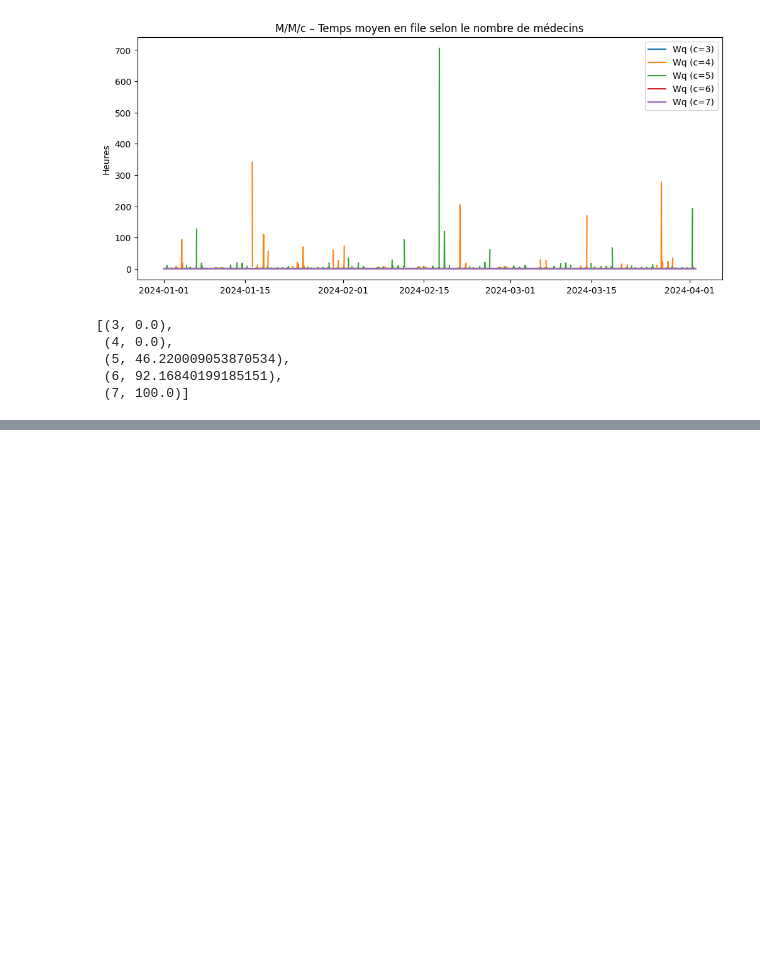
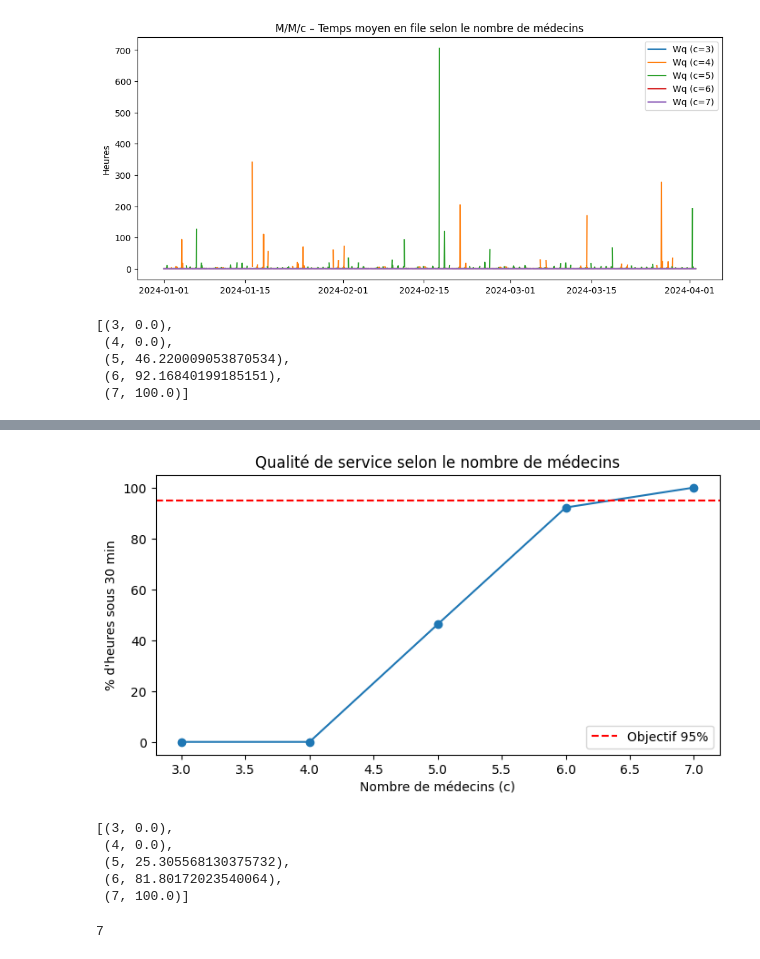
Before and after one commit to John-dotcom-cyber/hospital-emergency-optimizer, a Jupyter notebook: notebooks/prediction/prediction_basique.ipynb, the cells around one changed output, grey strips where cells are left out. Cells and saved outputs as stored; diff of their text form; code cells hidden in the pictures; blank space fills up the shorter version.

Commit message:
afichage du nombre de medecin en fonction de l'affichage + création du coût par journée

```diff
--- a/notebooks/prediction/prediction_basique.ipynb
+++ b/notebooks/prediction/prediction_basique.ipynb
@@ -221,0 +232,5 @@ results
+# %%
+import pandas as pd
+
+df_results = pd.DataFrame(results, columns=["Médecins (c)", "% heures Wq < 30 min"])
+df_results
@@ -221,0 +244,38 @@ results
+# %%
+plt.figure(figsize=(8,4))
+plt.plot(df_results["Médecins (c)"], df_results["% heures Wq < 30 min"], marker="o")
+plt.axhline(95, color="red", linestyle="--", label="Objectif 95%")
+plt.ylabel("% d'heures sous 30 min")
+plt.xlabel("Nombre de médecins (c)")
+plt.title("Qualité de service selon le nombre de médecins")
+plt.legend()
+plt.show()
+# %% [output]
+[figure, added]
+# %%
+Wq_target = 0.25  # 15 minutes
+
+results_15 = []
+
+for c in c_values:
+    Wq = mmc[f"Wq_c{c}"]
+    pct_ok = (Wq < Wq_target).mean() * 100
+    results_15.append((c, pct_ok))
+
+results_15
+# %% [output]
+[(3, 0.0),
+ (4, 0.0),
+ (5, 25.305568130375732),
+ (6, 81.80172023540064),
+ (7, 100.0)]
+# %%
+optimal_15 = None
+for c, pct in results_15:
+    if pct >= 95:   # objectif : 95% des heures sous 15 minutes
+        optimal_15 = c
+        break
+
+optimal_15
+# %% [output]
+7
```
Also changed, not shown: parts of 10 cells of this notebook.
